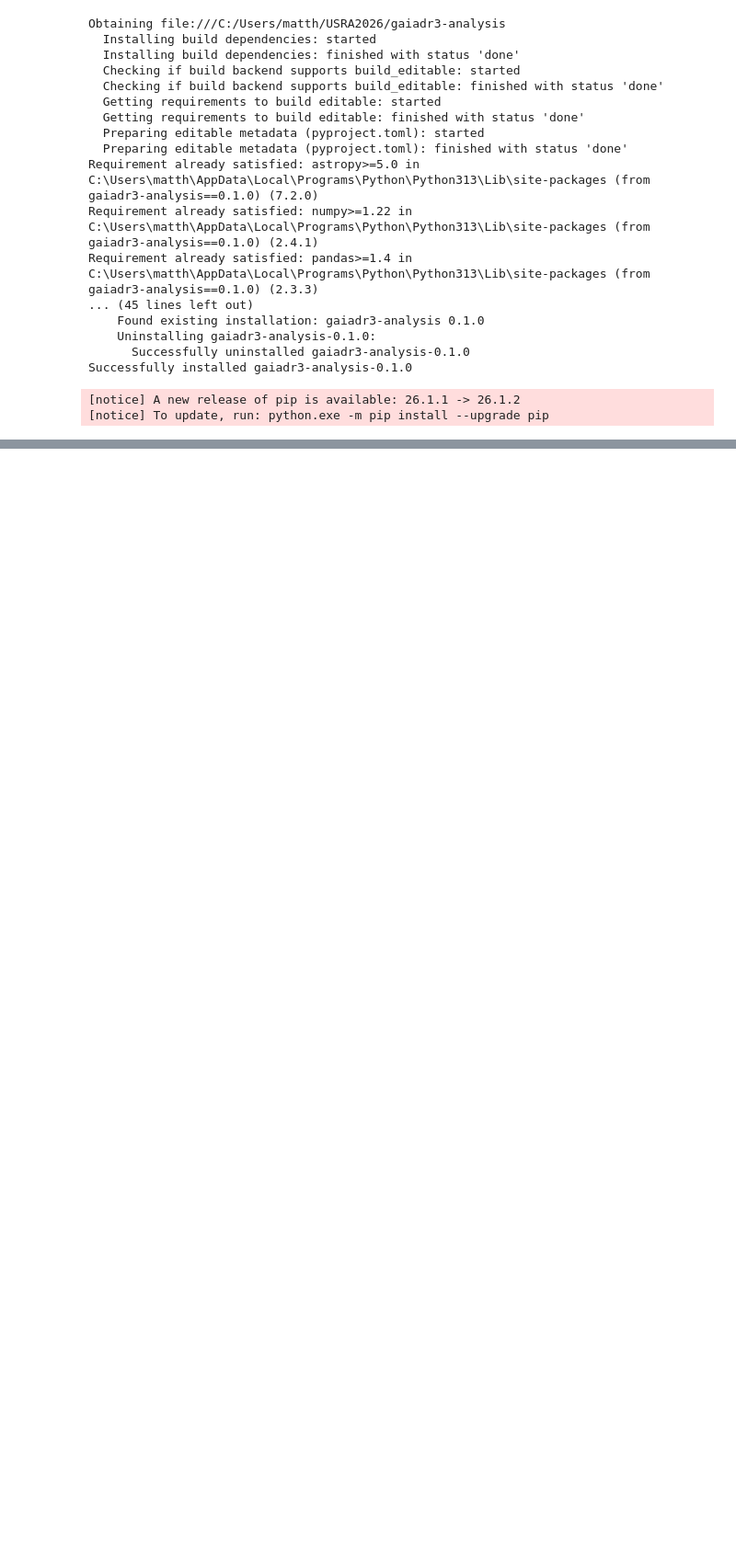
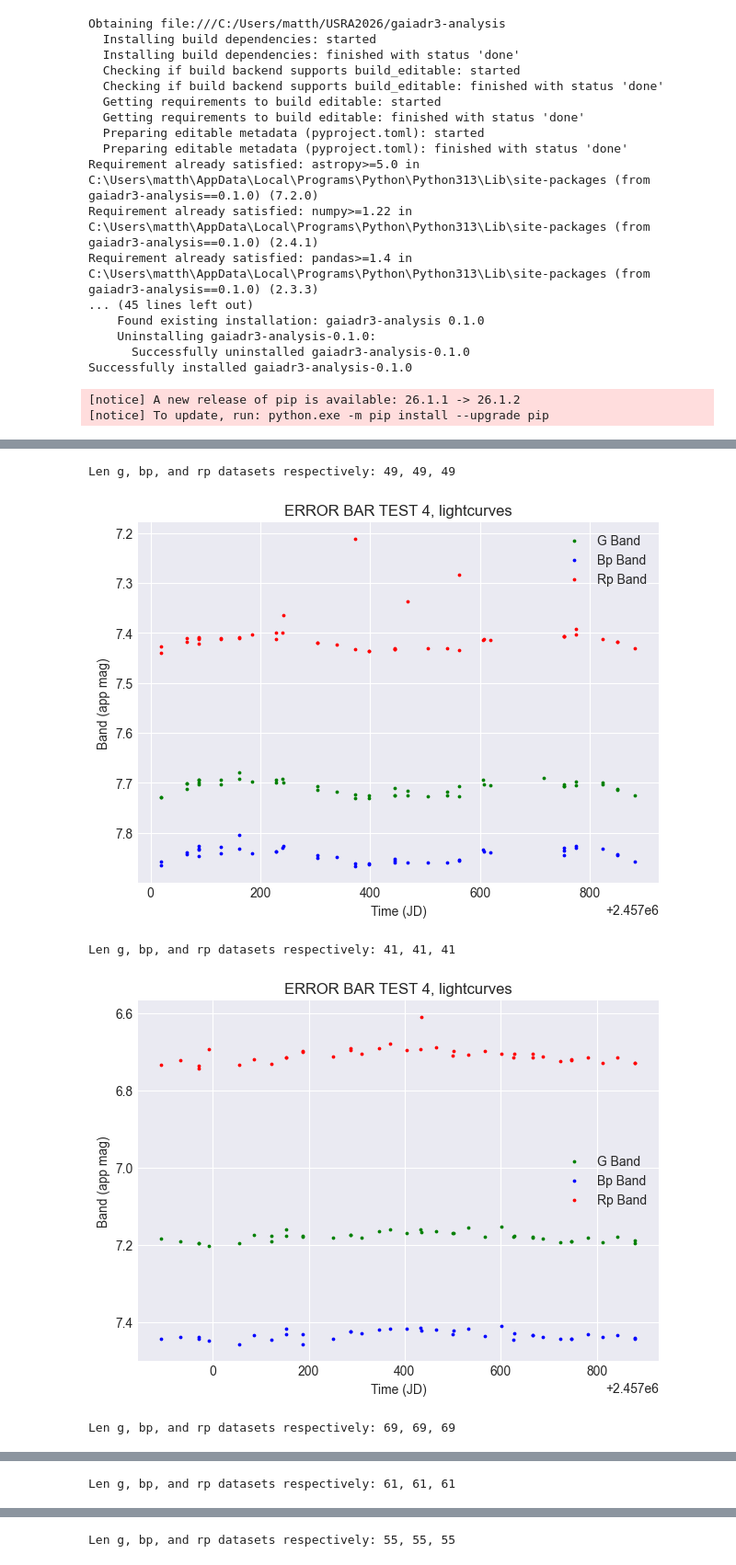
Before and after one commit to Mq1t/gaiadr3-analysis, a Jupyter notebook: notebooks/OLD/testErrorBars.ipynb, the cells around one changed output, grey strips where cells are left out. Shown at 92% size. Cells and saved outputs as stored; diff of their text form; code cells hidden in the pictures; blank space fills up the shorter version.

```diff
--- a/notebooks/OLD/testErrorBars.ipynb
+++ b/notebooks/OLD/testErrorBars.ipynb
@@ -87,0 +82,9 @@ ephot.lightcurve(test2, error=True, title='ERROR BAR TEST 3, lightcurves')
+# %%
+for key in test2:
+    ephot.lightcurve(test2[key], error=False, title='ERROR BAR TEST 4, lightcurves')
+# %% [output]
+Len g, bp, and rp datasets respectively: 49, 49, 49
+[figure, added]
+Len g, bp, and rp datasets respectively: 41, 41, 41
+[figure, added]
+Len g, bp, and rp datasets respectively: 69, 69, 69
@@ -87,0 +92 @@ ephot.lightcurve(test2, error=True, title='ERROR BAR TEST 3, lightcurves')
+Len g, bp, and rp datasets respectively: 61, 61, 61
@@ -87,0 +94 @@ ephot.lightcurve(test2, error=True, title='ERROR BAR TEST 3, lightcurves')
+Len g, bp, and rp datasets respectively: 55, 55, 55
```
Also changed, not shown: parts of 4 cells of this notebook, 1 other file.
